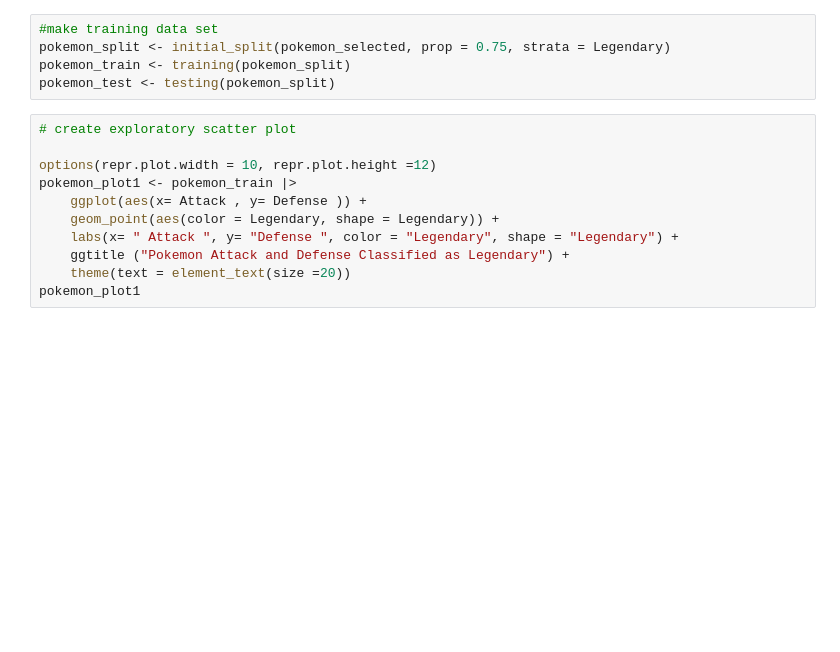
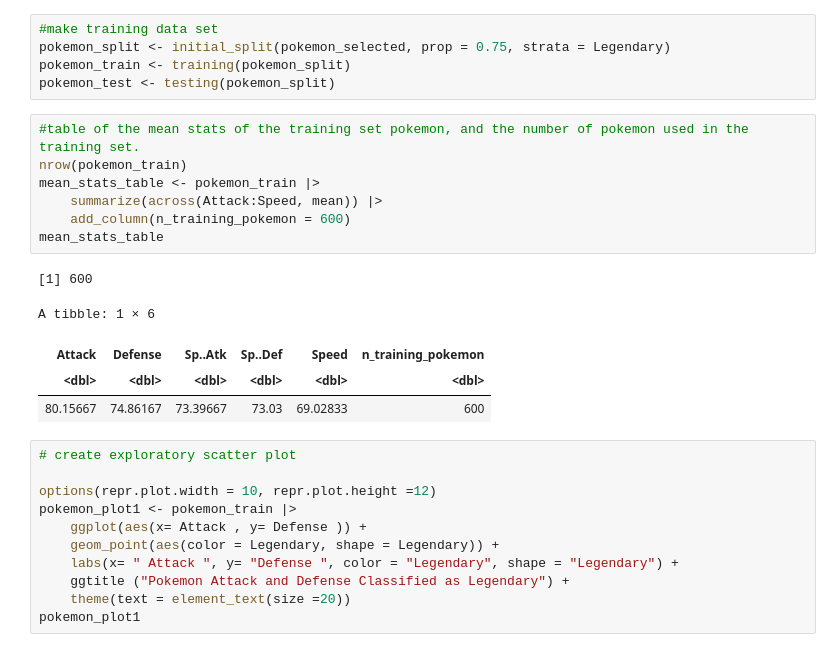
Before and after one commit to dlee03/DSCI_group_project, a Jupyter notebook: TestGroupProject.ipynb, the cells around one changed output. Drawn from its saved outputs; the diff is of its cells as text; blank space fills up the shorter version.

Commit message:
Added a summary table of the mean stats of pokemon.

```diff
--- a/TestGroupProject.ipynb
+++ b/TestGroupProject.ipynb
@@ -126,6 +130,19 @@ pokemon_data <- pokemon_selected |>
 pokemon_split <- initial_split(pokemon_selected, prop = 0.75, strata = Legendary)
 pokemon_train <- training(pokemon_split)
 pokemon_test <- testing(pokemon_split)
+# %%
+#table of the mean stats of the training set pokemon, and the number of pokemon used in the training set.
+nrow(pokemon_train)
+mean_stats_table <- pokemon_train |>
+    summarize(across(Attack:Speed, mean)) |>
+    add_column(n_training_pokemon = 600)
+mean_stats_table
+# %% [output]
+[1] 600
+A tibble: 1 × 6
+| Attack | Defense | Sp..Atk | Sp..Def | Speed | n_training_pokemon |
+| <dbl> | <dbl> | <dbl> | <dbl> | <dbl> | <dbl> |
+| 80.15667 | 74.86167 | 73.39667 | 73.03 | 69.02833 | 600 |
 # %%
 # create exploratory scatter plot
 
```
Also changed, not shown: parts of 1 cell of this notebook.
